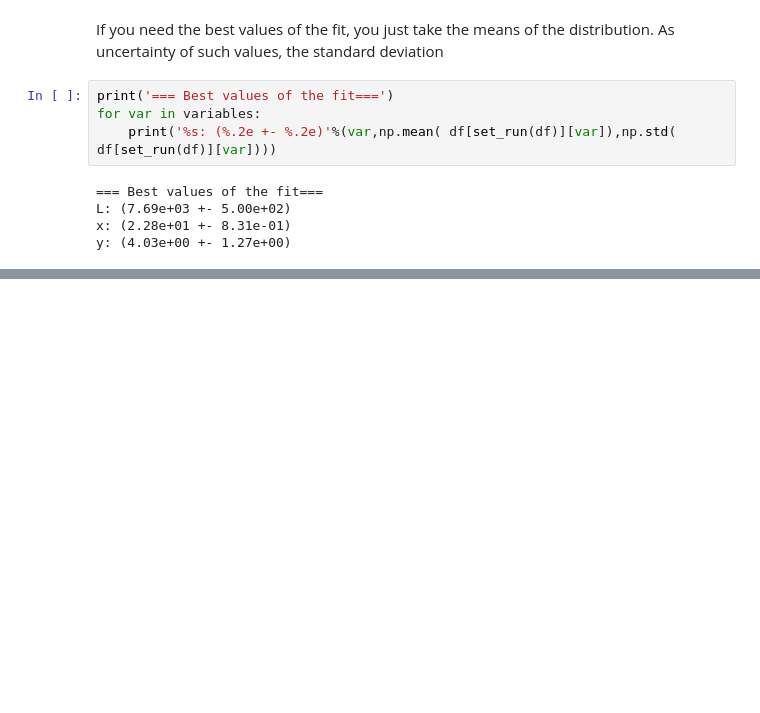
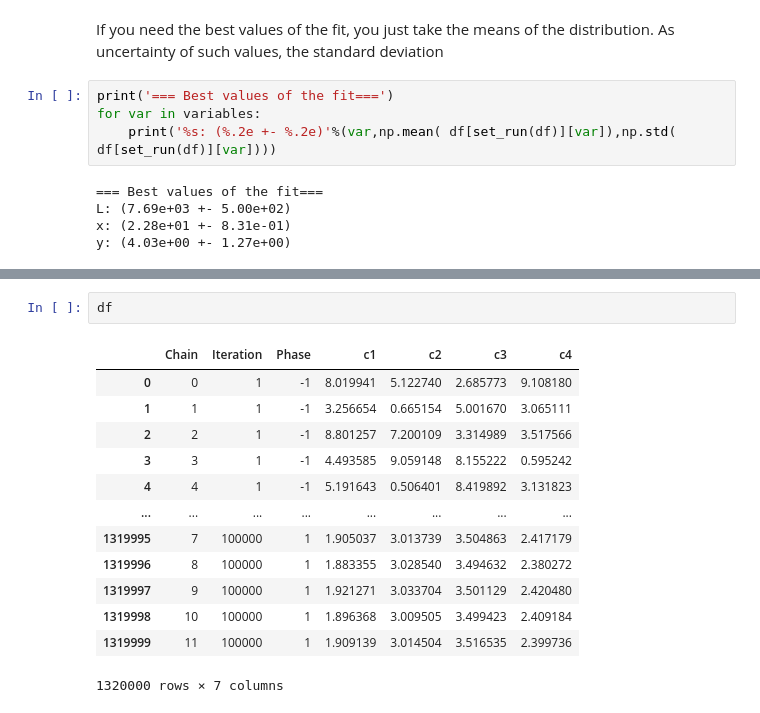
Before and after one commit to fraborra/Cygno_PMTs_fit, a Jupyter notebook: How_read_BAT_output.ipynb, the cells around one changed output, grey strips where cells are left out. Cells and saved outputs as stored; diff of their text form; blank space fills up the shorter version.

```diff
--- a/How_read_BAT_output.ipynb
+++ b/How_read_BAT_output.ipynb
@@ -95,0 +106,16 @@ y: (4.03e+00 +- 1.27e+00)
+# %%
+df
+# %% [output]
+|  | Chain | Iteration | Phase | c1 | c2 | c3 | c4 |
+| 0 | 0 | 1 | -1 | 8.019941 | 5.122740 | 2.685773 | 9.108180 |
+| 1 | 1 | 1 | -1 | 3.256654 | 0.665154 | 5.001670 | 3.065111 |
+| 2 | 2 | 1 | -1 | 8.801257 | 7.200109 | 3.314989 | 3.517566 |
+| 3 | 3 | 1 | -1 | 4.493585 | 9.059148 | 8.155222 | 0.595242 |
+| 4 | 4 | 1 | -1 | 5.191643 | 0.506401 | 8.419892 | 3.131823 |
+| ... | ... | ... | ... | ... | ... | ... | ... |
+| 1319995 | 7 | 100000 | 1 | 1.905037 | 3.013739 | 3.504863 | 2.417179 |
+| 1319996 | 8 | 100000 | 1 | 1.883355 | 3.028540 | 3.494632 | 2.380272 |
+| 1319997 | 9 | 100000 | 1 | 1.921271 | 3.033704 | 3.501129 | 2.420480 |
+| 1319998 | 10 | 100000 | 1 | 1.896368 | 3.009505 | 3.499423 | 2.409184 |
+| 1319999 | 11 | 100000 | 1 | 1.909139 | 3.014504 | 3.516535 | 2.399736 |
+1320000 rows × 7 columns
```
Also changed, not shown: parts of 13 cells of this notebook, 2 other files.
